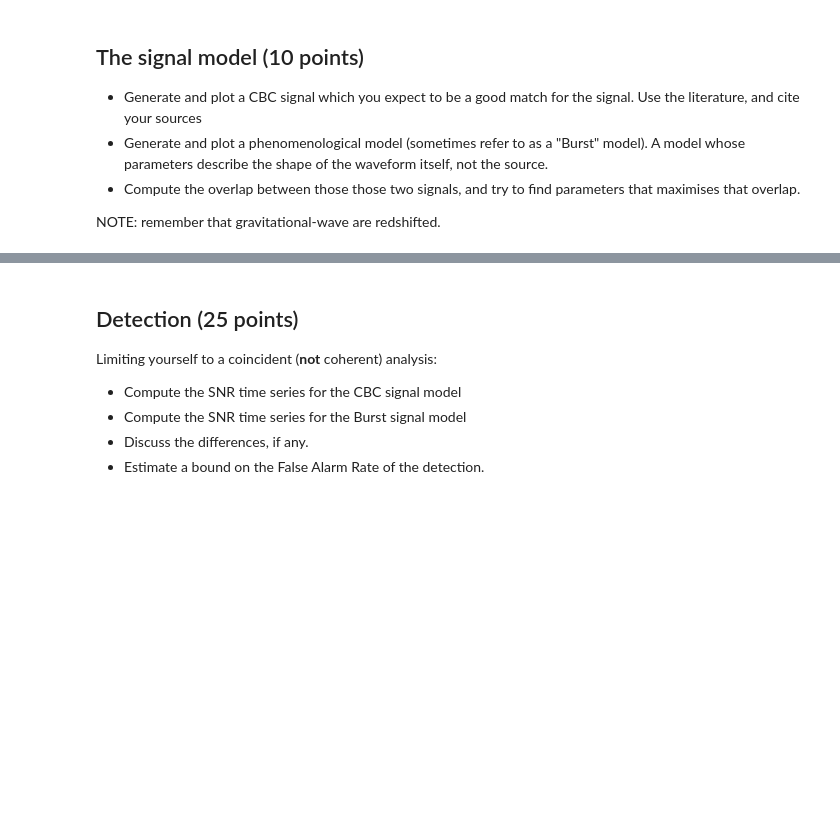
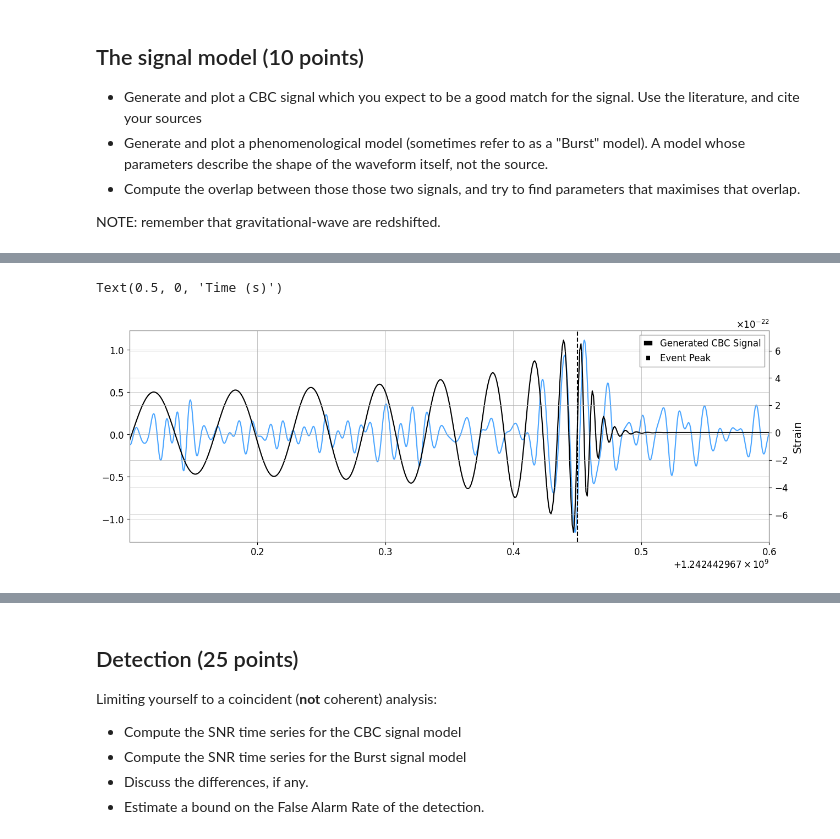
Before and after one commit to Clarke-Jools-36/GWAstro, a Jupyter notebook: final_project.ipynb, the cells around one changed output, grey strips where cells are left out. Cells and saved outputs as stored; diff of their text form; code cells hidden in the pictures; blank space fills up the shorter version.

```diff
--- a/final_project.ipynb
+++ b/final_project.ipynb
@@ -143,0 +176,31 @@ NOTE: remember that gravitational-wave are redshifted.
+# %%
+m1 = 85 # Solar masses
+m2 = 66 # Solar masses
+z = 0.82
+f_0 = 11 #Hz
+
+d = 2413.5 #Mpc (from redshift)
+
+hp, hc = get_td_waveform(approximant="SEOBNRv4_opt",
+                         mass1=m1,
+                         mass2=m2,
+                         distance=d,
+                         delta_t=1./1024.,#timestep
+                         f_lower=f_0)
+# %%
+fig, ax1 = plt.subplots(figsize=(15,5))
+
+ax2 = ax1.twinx()
+ax1.plot(ldata_bp.times,ldata_bp,label='Filtered L1 data', color='gwpy:ligo-livingston')
+ax2.plot(hp.sample_times+gps+0.05,hp,label='Generated CBC Signal', color='k')
+
+plt.axvline(gps+0.05, linestyle="--", color='k', label="Event Peak")
+plt.xlabel('GPS Time [s]')
+plt.ylabel('Strain')
+plt.xlim(gps-0.3,gps+0.2)
+plt.legend()
+
+plt.xlabel('Time (s)')
+# %% [output]
+Text(0.5, 0, 'Time (s)')
+[figure, added]
```
Also changed, not shown: parts of 11 cells of this notebook.
